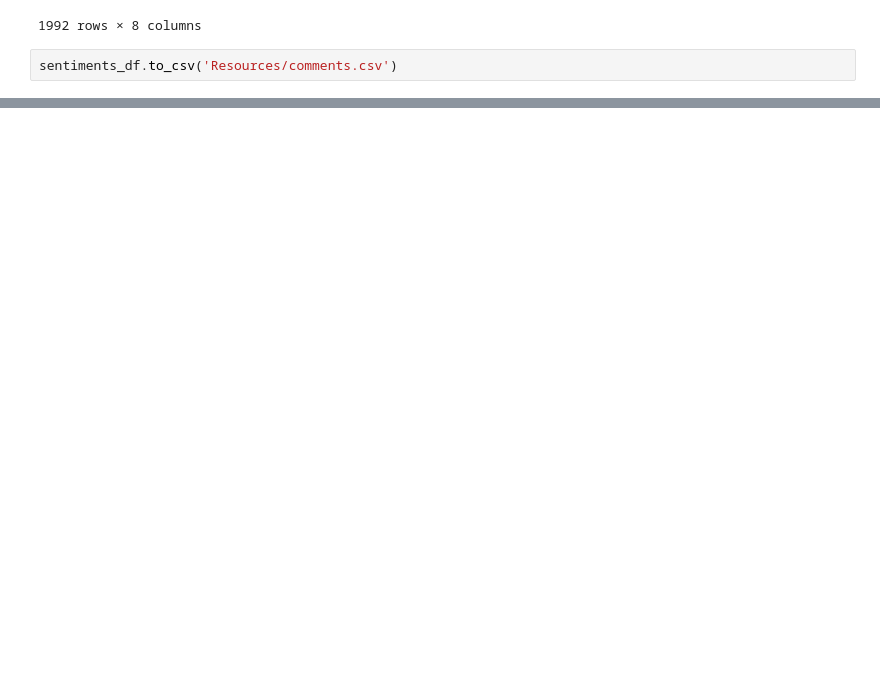
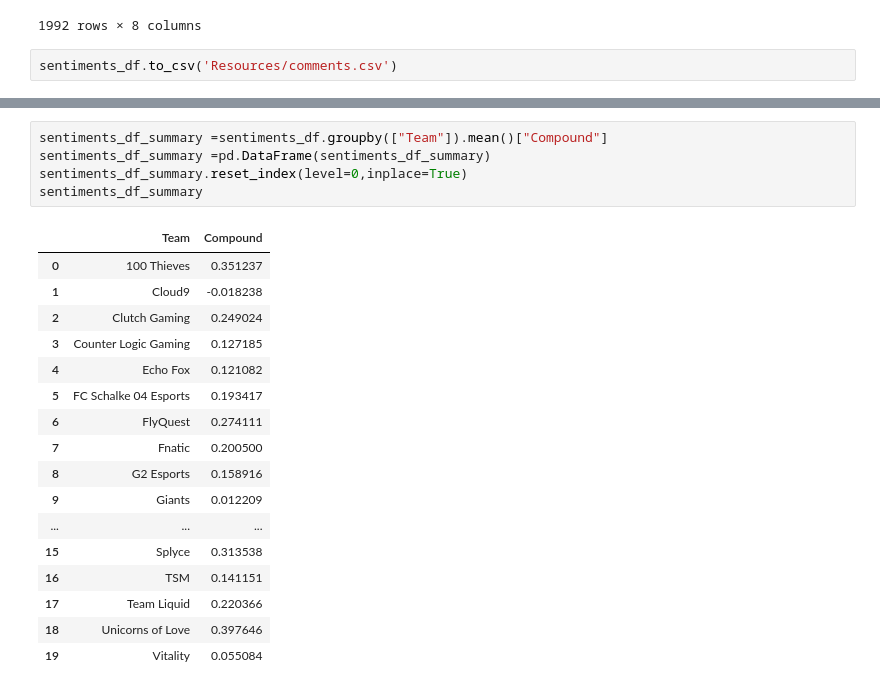
Before and after one commit to Savas21/Thebestteamever, a Jupyter notebook: YoutubeTeamChannels.ipynb, the cells around one changed output, grey strips where cells are left out. Drawn from its saved outputs; the diff is of its cells as text; blank space fills up the shorter version.

```diff
--- a/YoutubeTeamChannels.ipynb
+++ b/YoutubeTeamChannels.ipynb
@@ -251,0 +267,23 @@ channels
+# %%
+sentiments_df_summary =sentiments_df.groupby(["Team"]).mean()["Compound"]
+sentiments_df_summary =pd.DataFrame(sentiments_df_summary)
+sentiments_df_summary.reset_index(level=0,inplace=True)
+sentiments_df_summary
+# %% [output]
+|  | Team | Compound |
+| 0 | 100 Thieves | 0.351237 |
+| 1 | Cloud9 | -0.018238 |
+| 2 | Clutch Gaming | 0.249024 |
+| 3 | Counter Logic Gaming | 0.127185 |
+| 4 | Echo Fox | 0.121082 |
+| 5 | FC Schalke 04 Esports | 0.193417 |
+| 6 | FlyQuest | 0.274111 |
+| 7 | Fnatic | 0.200500 |
+| 8 | G2 Esports | 0.158916 |
+| 9 | Giants | 0.012209 |
+| ... | ... | ... |
+| 15 | Splyce | 0.313538 |
+| 16 | TSM | 0.141151 |
+| 17 | Team Liquid | 0.220366 |
+| 18 | Unicorns of Love | 0.397646 |
+| 19 | Vitality | 0.055084 |
```
Also changed, not shown: parts of 6 cells of this notebook, 2 other files.
